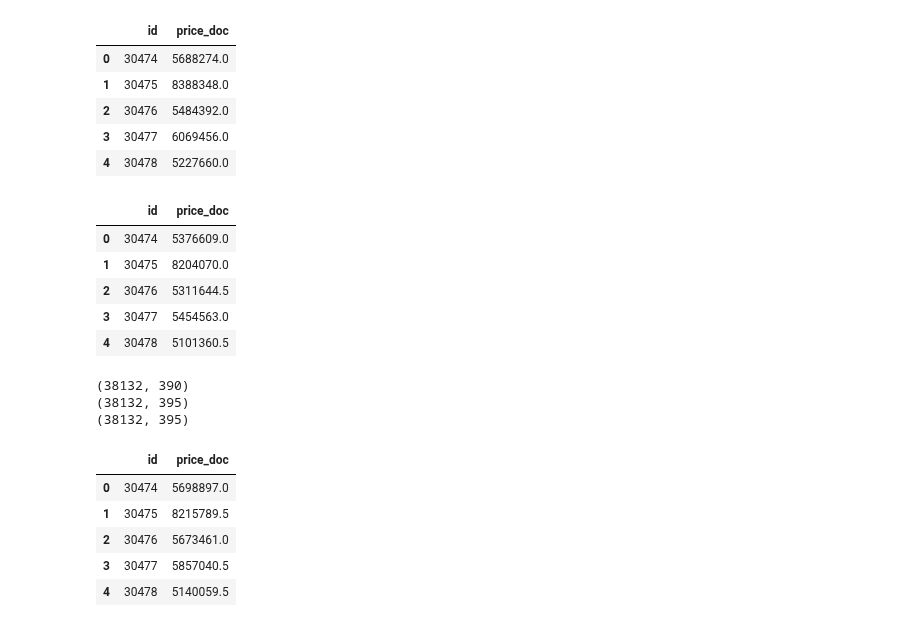
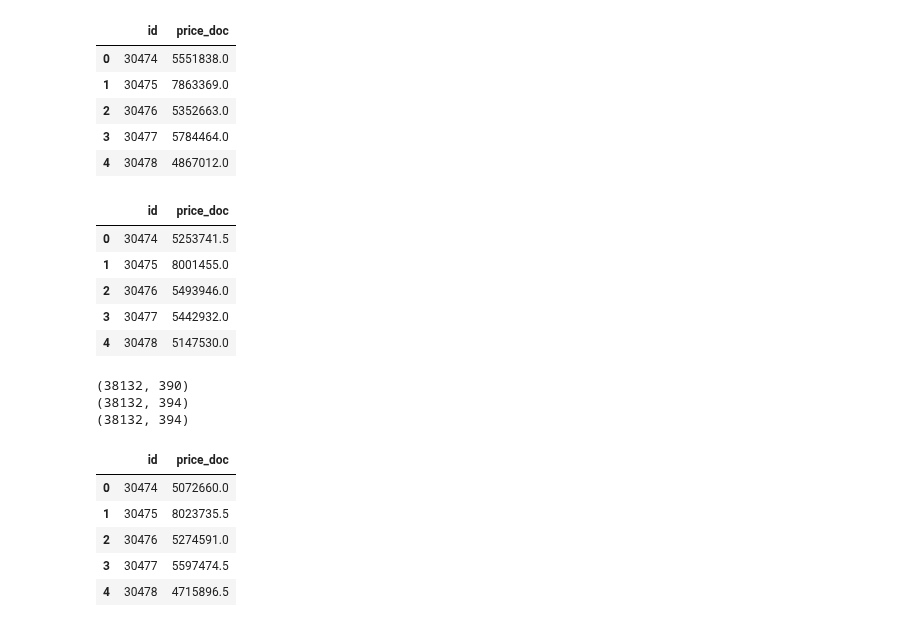
Before and after one commit to JCreeks/SyberbankHousingPrice, a Jupyter notebook: Latest_Iteration.ipynb, the cells around one changed output. Drawn from its saved outputs; the diff is of its cells as text; code cells hidden in the pictures.

```diff
--- a/Latest_Iteration.ipynb
+++ b/Latest_Iteration.ipynb
@@ -126,13 +129,13 @@ test['week_year_cnt'] = week_year.map(week_year_cnt_map)
 
 # Add month and day-of-week
 ###
-train['year'] = train.timestamp.dt.year
+#train['year'] = train.timestamp.dt.year
 ###
 train['month'] = train.timestamp.dt.month
 train['dow'] = train.timestamp.dt.dayofweek
 
 ###
-test['year'] = test.timestamp.dt.year
+#test['year'] = test.timestamp.dt.year
 ###
 test['month'] = test.timestamp.dt.month
 test['dow'] = test.timestamp.dt.dayofweek
@@ -172,46 +175,46 @@ for c in x_test.columns:
 xgb_params = {
     'eta': 0.05,
     'max_depth': 5,
     'subsample': 0.7,
     'colsample_bytree': 0.7,
     'objective': 'reg:linear',
     'eval_metric': 'rmse',
     'silent': 1,
     'seed' : seed
 }
 
 dtrain = xgb.DMatrix(x_train, y_train)
 dtest = xgb.DMatrix(x_test)
 
 #cv_output = xgb.cv(xgb_params, dtrain, num_boost_round=1000, early_stopping_rounds=20,
 #    verbose_eval=50, show_stdv=False)
 #cv_output[['train-rmse-mean', 'test-rmse-mean']].plot()
 
 #num_boost_rounds = len(cv_output)
 model = xgb.train(dict(xgb_params, silent=0), dtrain, num_boost_round=350)
 
 #fig, ax = plt.subplots(1, 1, figsize=(8, 13))
 #xgb.plot_importance(model, max_num_features=50, height=0.5, ax=ax)
 
 y_predict = model.predict(dtest)
 y_predict = np.round(y_predict * 0.99)
 gunja_output = pd.DataFrame({'id': id_test, 'price_doc': y_predict})
 gunja_output.head()
 # %% [output]
 |  | id | price_doc |
-| 0 | 30474 | 5688274.0 |
-| 1 | 30475 | 8388348.0 |
-| 2 | 30476 | 5484392.0 |
-| 3 | 30477 | 6069456.0 |
-| 4 | 30478 | 5227660.0 |
+| 0 | 30474 | 5551838.0 |
+| 1 | 30475 | 7863369.0 |
+| 2 | 30476 | 5352663.0 |
+| 3 | 30477 | 5784464.0 |
+| 4 | 30478 | 4867012.0 |
 # %%
-mult = .969
+#mult = .969
 
 train = pd.read_csv('./input/train.csv')
 test = pd.read_csv('./input/test.csv')
 id_test = test.id
 
-y_train = train["price_doc"] * mult + 10
+y_train = train["price_doc"] * mult1 + 10
 x_train = train.drop(["id", "timestamp", "price_doc"], axis=1)
 x_test = test.drop(["id", "timestamp"], axis=1)
 
@@ -249,13 +252,13 @@ output = pd.DataFrame({'id': id_test, 'price_doc': y_predict})
 output.head()
 # %% [output]
 |  | id | price_doc |
-| 0 | 30474 | 5376609.0 |
-| 1 | 30475 | 8204070.0 |
-| 2 | 30476 | 5311644.5 |
-| 3 | 30477 | 5454563.0 |
-| 4 | 30478 | 5101360.5 |
+| 0 | 30474 | 5253741.5 |
+| 1 | 30475 | 8001455.0 |
+| 2 | 30476 | 5493946.0 |
+| 3 | 30477 | 5442932.0 |
+| 4 | 30478 | 5147530.0 |
 # %%
-mult = .969
+#mult = .969
 # Any results you write to the current directory are saved as output.
 df_train = pd.read_csv("./input/train.csv", parse_dates=['timestamp'])
 df_test = pd.read_csv("./input/test.csv", parse_dates=['timestamp'])
@@ -263,7 +266,7 @@ df_macro = pd.read_csv("./input/macro.csv", parse_dates=['timestamp'])
 
 df_train.drop(df_train[df_train["life_sq"] > 7000].index, inplace=True)
 
-y_train = df_train['price_doc'].values  * mult + 10
+y_train = df_train['price_doc'].values  * mult2 + 10
 id_test = df_test['id']
 
 df_train.drop(['id', 'price_doc'], axis=1, inplace=True)
@@ -288,7 +291,7 @@ df_all['week_year_cnt'] = week_year.map(week_year_cnt_map)
 
 # Add month and day-of-week
 ###
-df_all['year'] = df_all.timestamp.dt.year
+#df_all['year'] = df_all.timestamp.dt.year
 ###
 df_all['month'] = df_all.timestamp.dt.month
 df_all['dow'] = df_all.timestamp.dt.dayofweek
@@ -360,13 +363,13 @@ df_sub = pd.DataFrame({'id': id_test, 'price_doc': y_pred})
 df_sub.head()
 # %% [output]
 (38132, 390)
-(38132, 395)
-(38132, 395)
+(38132, 394)
+(38132, 394)
 |  | id | price_doc |
-| 0 | 30474 | 5698897.0 |
-| 1 | 30475 | 8215789.5 |
-| 2 | 30476 | 5673461.0 |
-| 3 | 30477 | 5857040.5 |
-| 4 | 30478 | 5140059.5 |
+| 0 | 30474 | 5072660.0 |
+| 1 | 30475 | 8023735.5 |
+| 2 | 30476 | 5274591.0 |
+| 3 | 30477 | 5597474.5 |
+| 4 | 30478 | 4715896.5 |
 # %%
 first_result = output.merge(df_sub, on="id", suffixes=['_louis','_bruno'])
```
Also changed, not shown: parts of 2 cells of this notebook, 9 other files.
